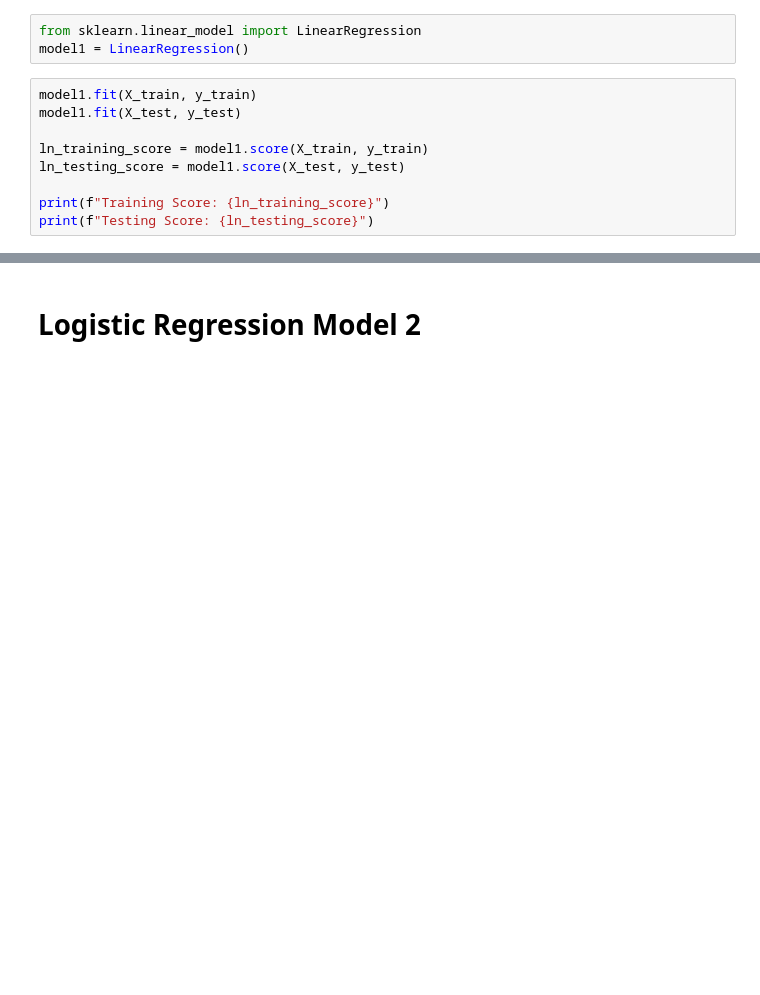
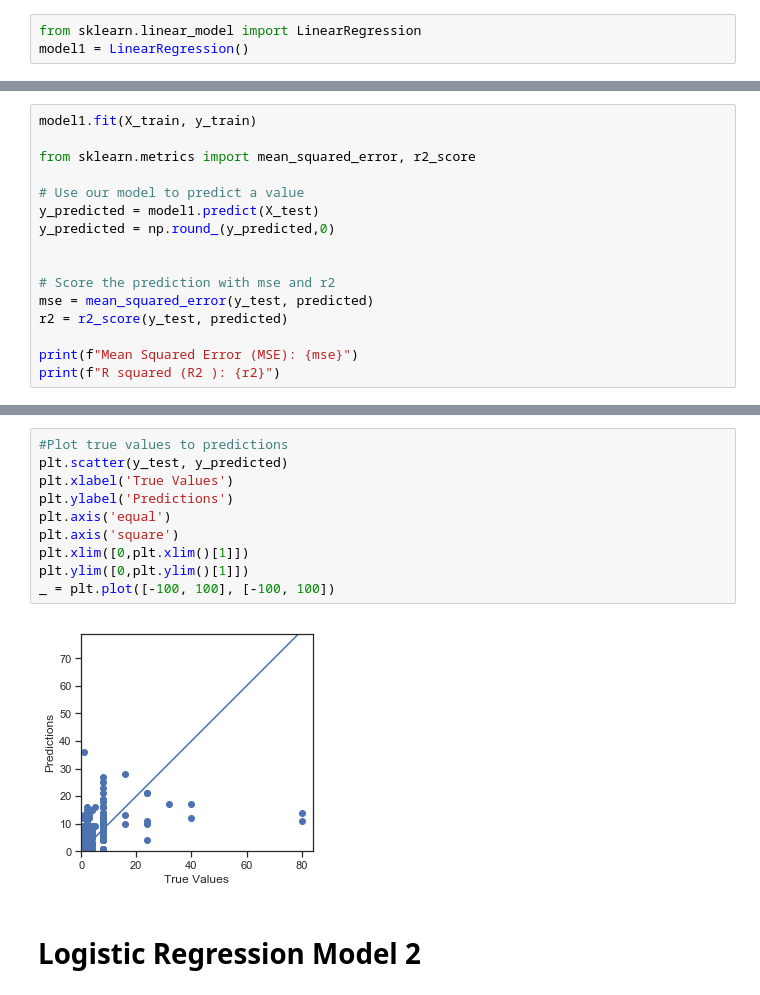
Before and after one commit to lsunl/project-LA, a Jupyter notebook: Code/Machine Learning Testing Part 1 - Raw Data.ipynb, the cells around one changed output, grey strips where cells are left out. Drawn from its saved outputs; the diff is of its cells as text; blank space fills up the shorter version.

```diff
--- a/Code/Machine Learning Testing Part 1 - Raw Data.ipynb
+++ b/Code/Machine Learning Testing Part 1 - Raw Data.ipynb
@@ -51,12 +51,3 @@ X_train, X_test, y_train, y_test = train_test_split(X, y, random_state=42)
 # %%
 from sklearn.linear_model import LinearRegression
 model1 = LinearRegression()
-# %%
-model1.fit(X_train, y_train)
-model1.fit(X_test, y_test)
-
-ln_training_score = model1.score(X_train, y_train)
-ln_testing_score = model1.score(X_test, y_test)
-
-print(f"Training Score: {ln_training_score}")
-print(f"Testing Score: {ln_testing_score}")
@@ -65,0 +54,16 @@ Testing Score: 0.23336771060012437
+# %%
+model1.fit(X_train, y_train)
+
+from sklearn.metrics import mean_squared_error, r2_score
+
+# Use our model to predict a value
+y_predicted = model1.predict(X_test)
+y_predicted = np.round_(y_predicted,0)
+
+
+# Score the prediction with mse and r2
+mse = mean_squared_error(y_test, predicted)
+r2 = r2_score(y_test, predicted)
+
+print(f"Mean Squared Error (MSE): {mse}")
+print(f"R squared (R2 ): {r2}")
@@ -66,3 +86,15 @@ Testing Score: 0.23336771060012437
+# %%
+#Plot true values to predictions
+plt.scatter(y_test, y_predicted)
+plt.xlabel('True Values')
+plt.ylabel('Predictions')
+plt.axis('equal')
+plt.axis('square')
+plt.xlim([0,plt.xlim()[1]])
+plt.ylim([0,plt.ylim()[1]])
+_ = plt.plot([-100, 100], [-100, 100])
+# %% [output]
+[figure, added]
 # %% [markdown]
 # Logistic Regression Model 2
 # %%
```
Also changed, not shown: parts of 8 cells of this notebook.
